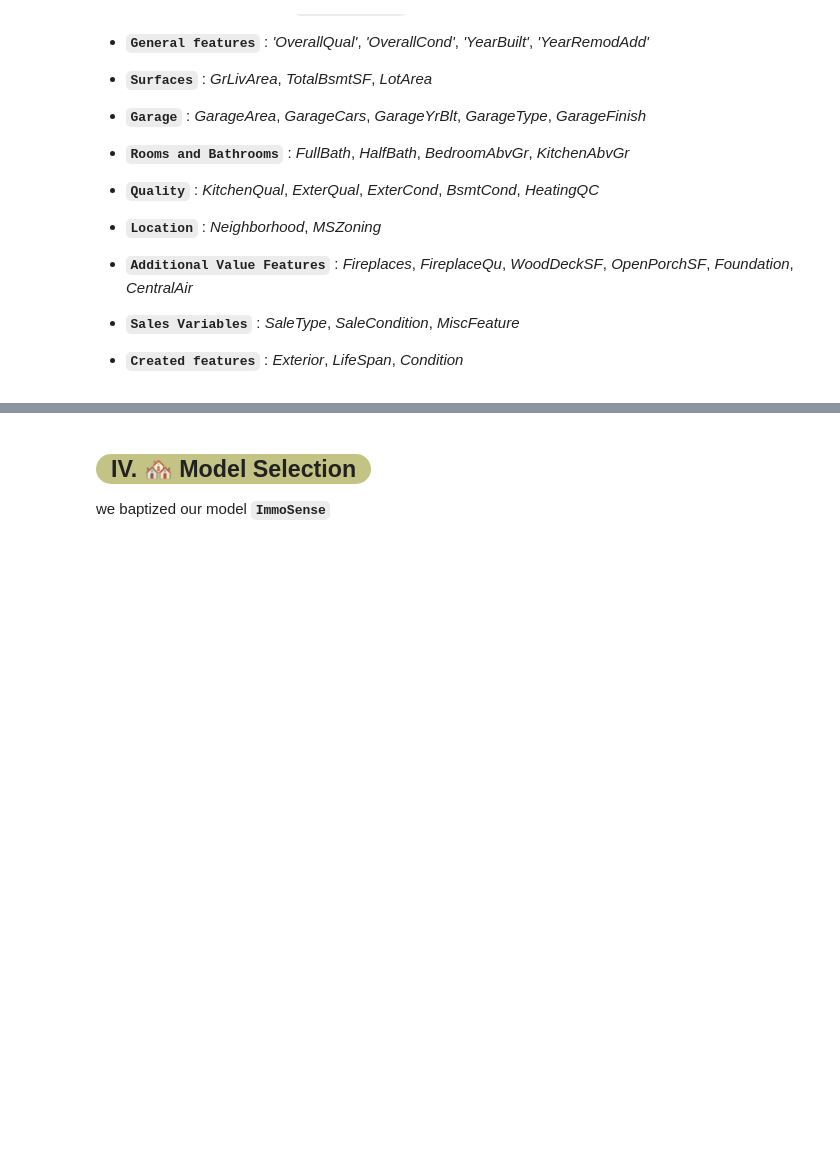
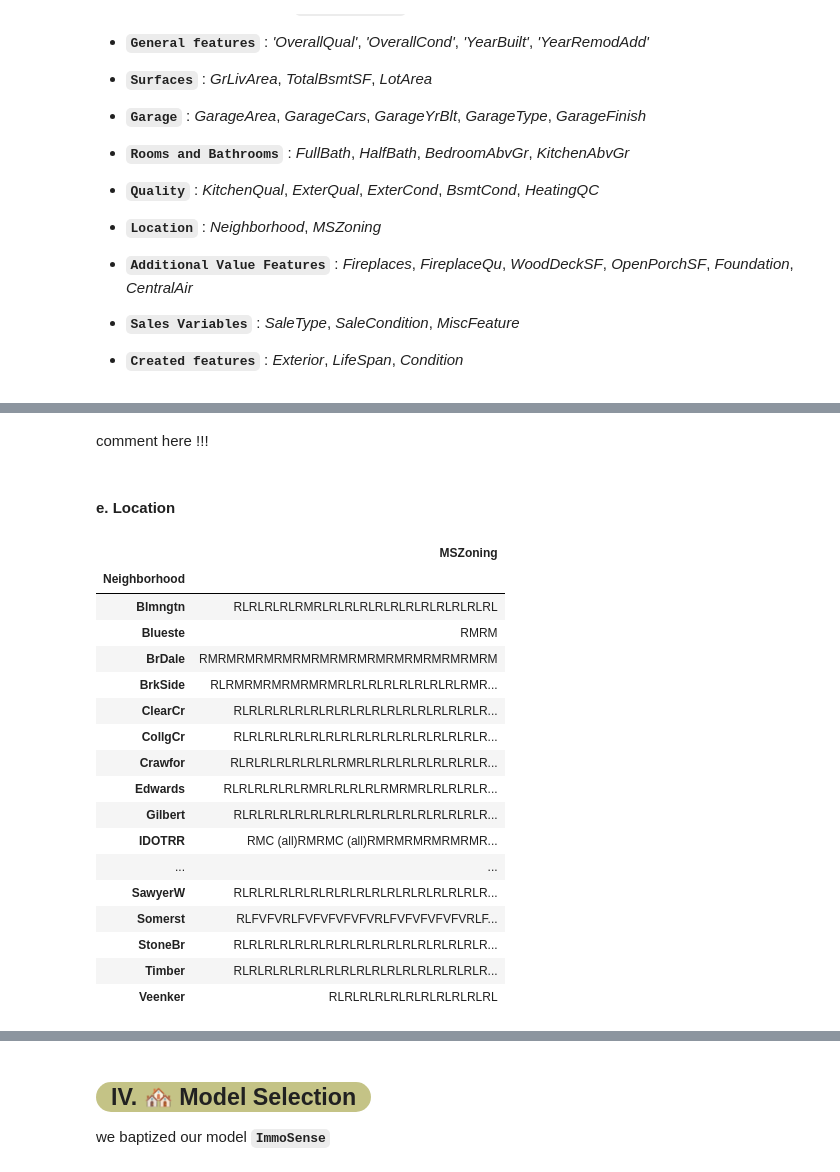
Before and after one commit to superMass14/immoSense, a Jupyter notebook: notebook/main.ipynb, the cells around one changed output, grey strips where cells are left out. Drawn from its saved outputs; the diff is of its cells as text; code cells hidden in the pictures; blank space fills up the shorter version.

```diff
--- a/notebook/main.ipynb
+++ b/notebook/main.ipynb
@@ -244,0 +341,26 @@ Features are categorized into `nine(9) parts`:
+# %% [markdown]
+comment here !!!
+# %% [markdown]
+#### e. Location
+# %%
+location_tab = df[['Neighborhood','MSZoning']]
+location_tab.groupby("Neighborhood").sum()
+# %% [output]
+|  | MSZoning |
+| Neighborhood |  |
+| Blmngtn | RLRLRLRLRMRLRLRLRLRLRLRLRLRLRLRLRL |
+| Blueste | RMRM |
+| BrDale | RMRMRMRMRMRMRMRMRMRMRMRMRMRMRMRM |
+| BrkSide | RLRMRMRMRMRMRMRLRLRLRLRLRLRLRLRMR... |
+| ClearCr | RLRLRLRLRLRLRLRLRLRLRLRLRLRLRLRLR... |
+| CollgCr | RLRLRLRLRLRLRLRLRLRLRLRLRLRLRLRLR... |
+| Crawfor | RLRLRLRLRLRLRLRMRLRLRLRLRLRLRLRLR... |
+| Edwards | RLRLRLRLRLRMRLRLRLRLRMRMRLRLRLRLR... |
+| Gilbert | RLRLRLRLRLRLRLRLRLRLRLRLRLRLRLRLR... |
+| IDOTRR | RMC (all)RMRMC (all)RMRMRMRMRMRMR... |
+| ... | ... |
+| SawyerW | RLRLRLRLRLRLRLRLRLRLRLRLRLRLRLRLR... |
+| Somerst | RLFVFVRLFVFVFVFVFVRLFVFVFVFVFVRLF... |
+| StoneBr | RLRLRLRLRLRLRLRLRLRLRLRLRLRLRLRLR... |
+| Timber | RLRLRLRLRLRLRLRLRLRLRLRLRLRLRLRLR... |
+| Veenker | RLRLRLRLRLRLRLRLRLRLRL |
```
Also changed, not shown: parts of 11 cells of this notebook.
